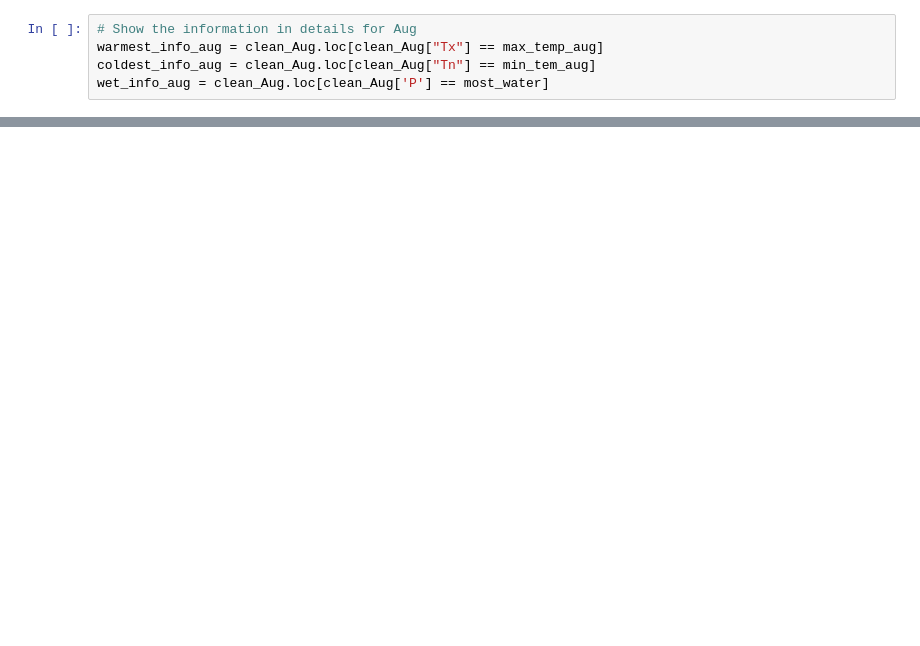
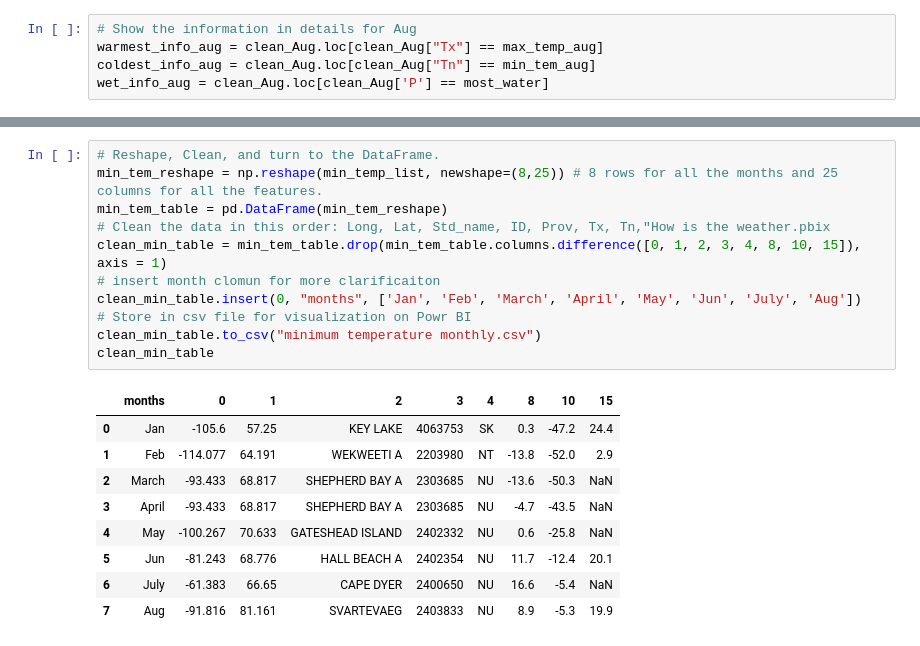
Before and after one commit to HamidShoaraee/How-is-the-weather, a Jupyter notebook: Transformer.ipynb, the cells around one changed output, grey strips where cells are left out. Cells and saved outputs as stored; diff of their text form; blank space fills up the shorter version.

```diff
--- a/Transformer.ipynb
+++ b/Transformer.ipynb
@@ -207,0 +166,21 @@ wets
+# %%
+# Reshape, Clean, and turn to the DataFrame.
+min_tem_reshape = np.reshape(min_temp_list, newshape=(8,25)) # 8 rows for all the months and 25 columns for all the features.
+min_tem_table = pd.DataFrame(min_tem_reshape)
+# Clean the data in this order: Long, Lat, Std_name, ID, Prov, Tx, Tn,"How is the weather.pbix
+clean_min_table = min_tem_table.drop(min_tem_table.columns.difference([0, 1, 2, 3, 4, 8, 10, 15]), axis = 1)
+# insert month clomun for more clarificaiton
+clean_min_table.insert(0, "months", ['Jan', 'Feb', 'March', 'April', 'May', 'Jun', 'July', 'Aug'])
+# Store in csv file for visualization on Powr BI
+clean_min_table.to_csv("minimum temperature monthly.csv")
+clean_min_table
+# %% [output]
+|  | months | 0 | 1 | 2 | 3 | 4 | 8 | 10 | 15 |
+| 0 | Jan | -105.6 | 57.25 | KEY LAKE | 4063753 | SK | 0.3 | -47.2 | 24.4 |
+| 1 | Feb | -114.077 | 64.191 | WEKWEETI A | 2203980 | NT | -13.8 | -52.0 | 2.9 |
+| 2 | March | -93.433 | 68.817 | SHEPHERD BAY A | 2303685 | NU | -13.6 | -50.3 | NaN |
+| 3 | April | -93.433 | 68.817 | SHEPHERD BAY A | 2303685 | NU | -4.7 | -43.5 | NaN |
+| 4 | May | -100.267 | 70.633 | GATESHEAD ISLAND | 2402332 | NU | 0.6 | -25.8 | NaN |
+| 5 | Jun | -81.243 | 68.776 | HALL BEACH A | 2402354 | NU | 11.7 | -12.4 | 20.1 |
+| 6 | July | -61.383 | 66.65 | CAPE DYER | 2400650 | NU | 16.6 | -5.4 | NaN |
+| 7 | Aug | -91.816 | 81.161 | SVARTEVAEG | 2403833 | NU | 8.9 | -5.3 | 19.9 |
```
Also changed, not shown: parts of 20 cells of this notebook, 3 other files.
